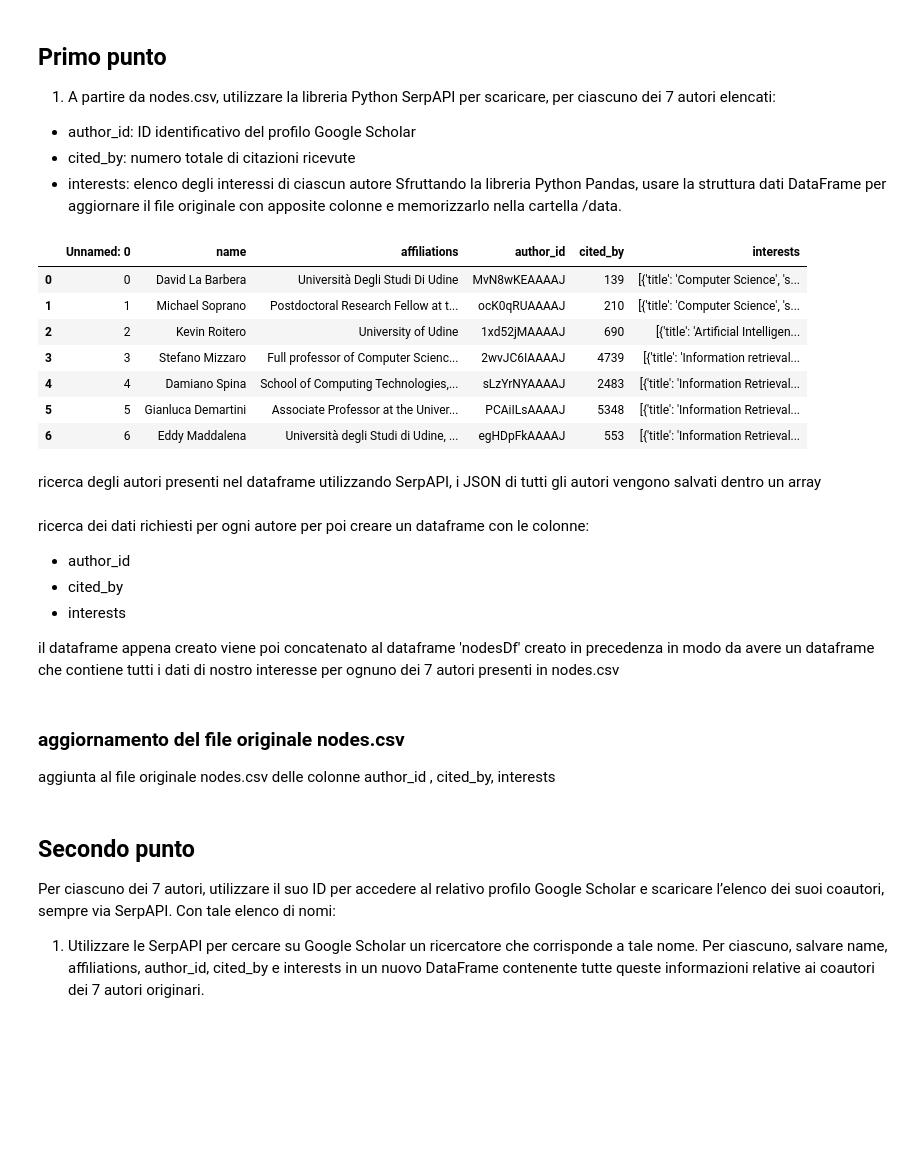
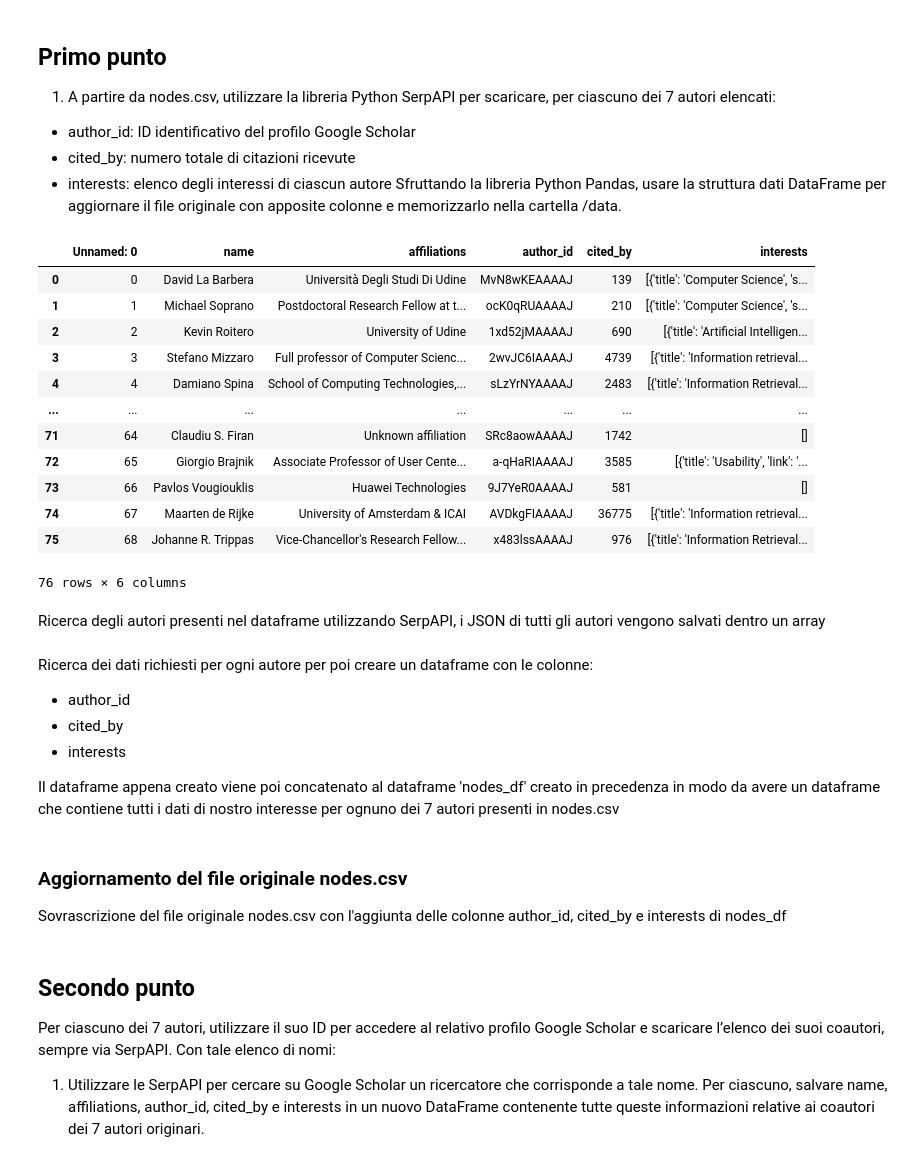
Before and after one commit to TakeOff30/AnalisiGrafoNetworkX, a Jupyter notebook: progetto1_social/progetto_Stevanovic_Fontanini_Zuliani_Bertoli.ipynb, the cells around one changed output. Cells and saved outputs as stored; diff of their text form; code cells hidden in the pictures; blank space fills up the shorter version.

```diff
--- a/progetto1_social/progetto_Stevanovic_Fontanini_Zuliani_Bertoli.ipynb
+++ b/progetto1_social/progetto_Stevanovic_Fontanini_Zuliani_Bertoli.ipynb
@@ -19,18 +19,24 @@ aggiornare il file originale con apposite colonne e memorizzarlo nella cartella
 /data.
 # %%
 #creazione di un dataframe a partire da node.csv fornito
-nodes_df = pd.read_csv("./nodes.csv")
+nodes_df = pd.read_csv("./data/nodes.csv")
+display(nodes_df)
 # %% [output]
 |  | Unnamed: 0 | name | affiliations | author_id | cited_by | interests |
 | 0 | 0 | David La Barbera | Università Degli Studi Di Udine | MvN8wKEAAAAJ | 139 | [{'title': 'Computer Science', 's... |
 | 1 | 1 | Michael Soprano | Postdoctoral Research Fellow at t... | ocK0qRUAAAAJ | 210 | [{'title': 'Computer Science', 's... |
 | 2 | 2 | Kevin Roitero | University of Udine | 1xd52jMAAAAJ | 690 | [{'title': 'Artificial Intelligen... |
 | 3 | 3 | Stefano Mizzaro | Full professor of Computer Scienc... | 2wvJC6IAAAAJ | 4739 | [{'title': 'Information retrieval... |
 | 4 | 4 | Damiano Spina | School of Computing Technologies,... | sLzYrNYAAAAJ | 2483 | [{'title': 'Information Retrieval... |
-| 5 | 5 | Gianluca Demartini | Associate Professor at the Univer... | PCAiILsAAAAJ | 5348 | [{'title': 'Information Retrieval... |
-| 6 | 6 | Eddy Maddalena | Università degli Studi di Udine, ... | egHDpFkAAAAJ | 553 | [{'title': 'Information Retrieval... |
+| ... | ... | ... | ... | ... | ... | ... |
+| 71 | 64 | Claudiu S. Firan | Unknown affiliation | SRc8aowAAAAJ | 1742 | [] |
+| 72 | 65 | Giorgio Brajnik | Associate Professor of User Cente... | a-qHaRIAAAAJ | 3585 | [{'title': 'Usability', 'link': '... |
+| 73 | 66 | Pavlos Vougiouklis | Huawei Technologies | 9J7YeR0AAAAJ | 581 | [] |
+| 74 | 67 | Maarten de Rijke | University of Amsterdam & ICAI | AVDkgFIAAAAJ | 36775 | [{'title': 'Information retrieval... |
+| 75 | 68 | Johanne R. Trippas | Vice-Chancellor's Research Fellow... | x483lssAAAAJ | 976 | [{'title': 'Information Retrieval... |
+76 rows × 6 columns
 # %% [markdown]
-ricerca degli autori presenti nel dataframe utilizzando SerpAPI, i JSON di tutti gli autori vengono salvati dentro un array
+Ricerca degli autori presenti nel dataframe utilizzando SerpAPI, i JSON di tutti gli autori vengono salvati dentro un array
 # %%
 results = []
 for index, row in nodes_df.iterrows():
@@ -46,12 +52,12 @@ for index, row in nodes_df.iterrows():
     result = search.get_dict() #salva i risultati json come dizionario
     results.append(result) #array dei json
 # %% [markdown]
-ricerca dei dati richiesti per ogni autore per poi creare un dataframe con le colonne:
+Ricerca dei dati richiesti per ogni autore per poi creare un dataframe con le colonne:
 * author_id
 * cited_by
 * interests
 
-il dataframe appena creato viene poi concatenato al dataframe 'nodesDf' creato in precedenza in modo da avere un dataframe che contiene tutti i dati di nostro interesse per ognuno dei 7 autori presenti in nodes.csv
+Il dataframe appena creato viene poi concatenato al dataframe 'nodes_df' creato in precedenza in modo da avere un dataframe che contiene tutti i dati di nostro interesse per ognuno dei 7 autori presenti in nodes.csv
 # %%
 author_id = []
 cited_by = []
@@ -79,4 +85,4 @@ display(node_df)
 # %% [markdown]
-### aggiornamento del file originale nodes.csv
-aggiunta al file originale nodes.csv delle colonne author_id , cited_by, interests
+### Aggiornamento del file originale nodes.csv
+Sovrascrizione del file originale nodes.csv con l'aggiunta delle colonne author_id, cited_by e interests di nodes_df
 # %%
```
Also changed, not shown: parts of 43 cells of this notebook, 9 other files.
